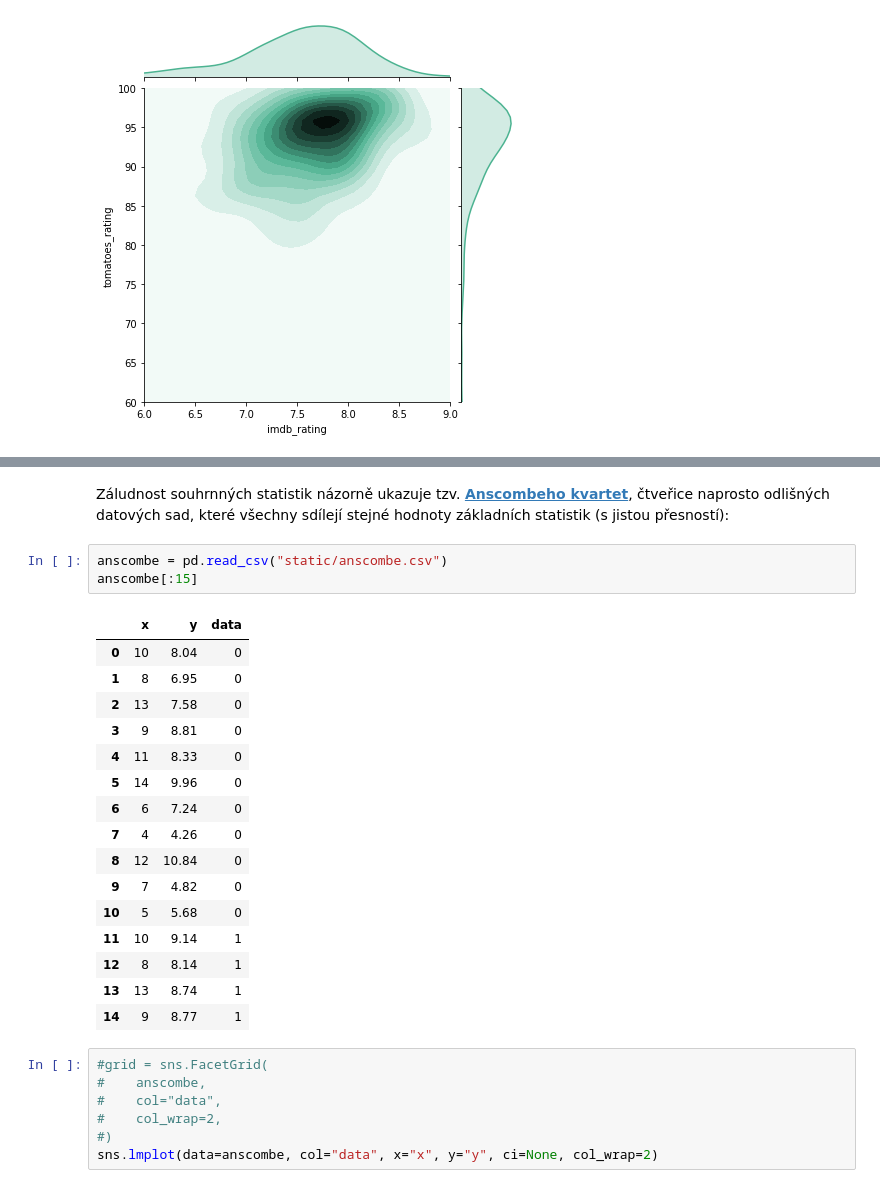
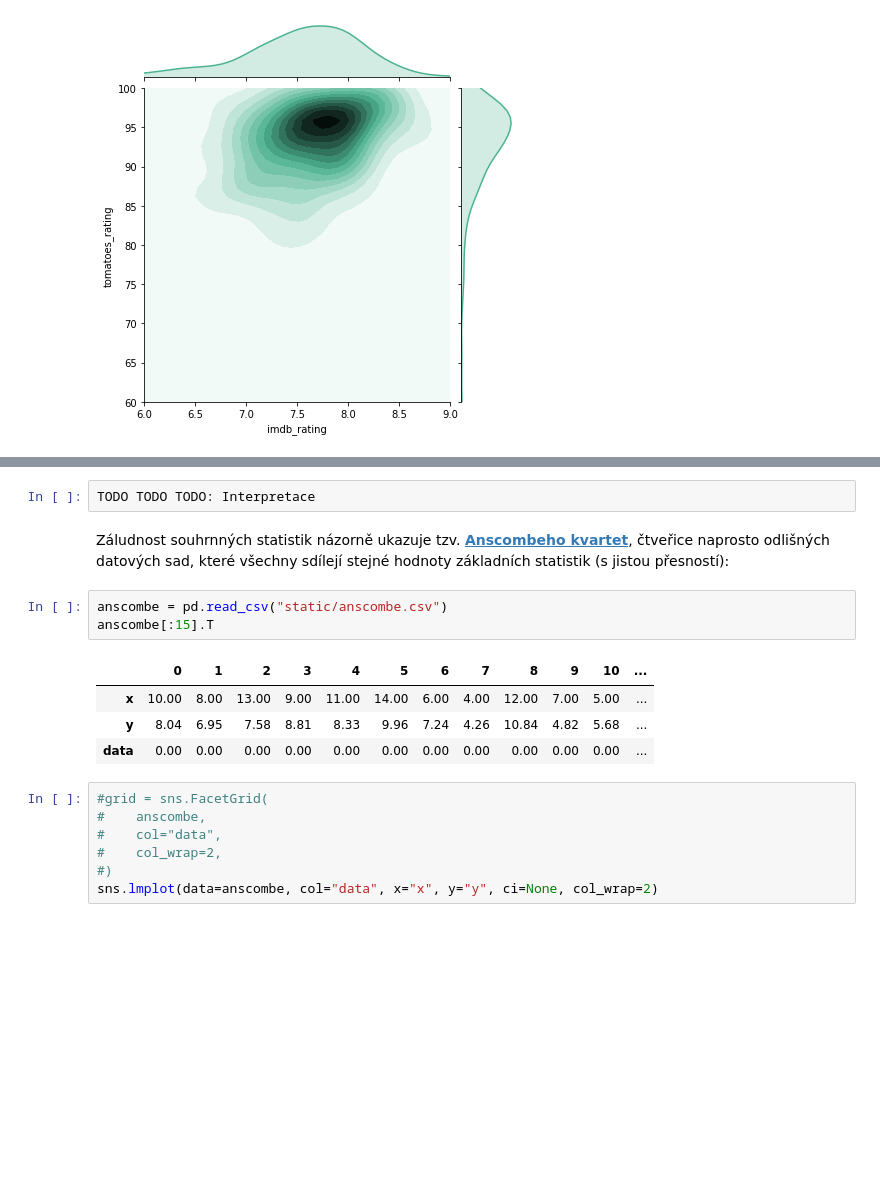
Before and after one commit to nappex/naucse.python.cz, a Jupyter notebook: lessons/pydata/pandas_correlations/index.ipynb, the cells around one changed output, grey strips where cells are left out. Drawn from its saved outputs; the diff is of its cells as text; blank space fills up the shorter version.

```diff
--- a/lessons/pydata/pandas_correlations/index.ipynb
+++ b/lessons/pydata/pandas_correlations/index.ipynb
@@ -1175,25 +1211,15 @@ sns.jointplot(
+# %%
+TODO TODO TODO: Interpretace
 # %% [markdown]
 Záludnost souhrnných statistik názorně ukazuje tzv. **[Anscombeho kvartet](https://en.wikipedia.org/wiki/Anscombe%27s_quartet)**, čtveřice naprosto odlišných datových sad, které všechny sdílejí stejné hodnoty základních statistik (s jistou přesností):
 # %%
 anscombe = pd.read_csv("static/anscombe.csv")
-anscombe[:15]
+anscombe[:15].T
 # %% [output]
-|  | x | y | data |
-| 0 | 10 | 8.04 | 0 |
-| 1 | 8 | 6.95 | 0 |
-| 2 | 13 | 7.58 | 0 |
-| 3 | 9 | 8.81 | 0 |
-| 4 | 11 | 8.33 | 0 |
-| 5 | 14 | 9.96 | 0 |
-| 6 | 6 | 7.24 | 0 |
-| 7 | 4 | 4.26 | 0 |
-| 8 | 12 | 10.84 | 0 |
-| 9 | 7 | 4.82 | 0 |
-| 10 | 5 | 5.68 | 0 |
-| 11 | 10 | 9.14 | 1 |
-| 12 | 8 | 8.14 | 1 |
-| 13 | 13 | 8.74 | 1 |
-| 14 | 9 | 8.77 | 1 |
+|  | 0 | 1 | 2 | 3 | 4 | 5 | 6 | 7 | 8 | 9 | 10 | ... |
+| x | 10.00 | 8.00 | 13.00 | 9.00 | 11.00 | 14.00 | 6.00 | 4.00 | 12.00 | 7.00 | 5.00 | ... |
+| y | 8.04 | 6.95 | 7.58 | 8.81 | 8.33 | 9.96 | 7.24 | 4.26 | 10.84 | 4.82 | 5.68 | ... |
+| data | 0.00 | 0.00 | 0.00 | 0.00 | 0.00 | 0.00 | 0.00 | 0.00 | 0.00 | 0.00 | 0.00 | ... |
 # %%
 #grid = sns.FacetGrid(
 #    anscombe,
```
Also changed, not shown: parts of 13 cells of this notebook.
